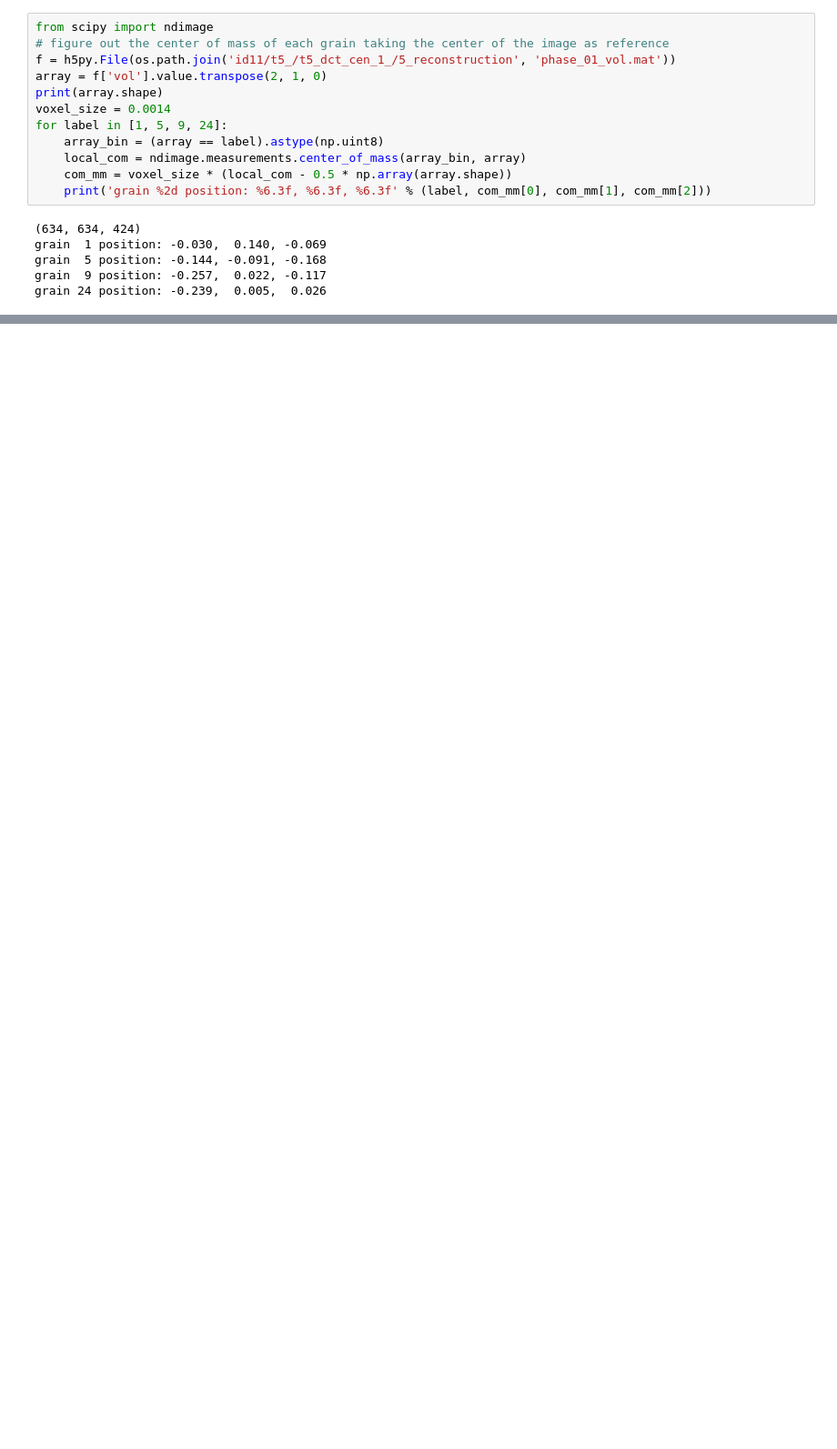
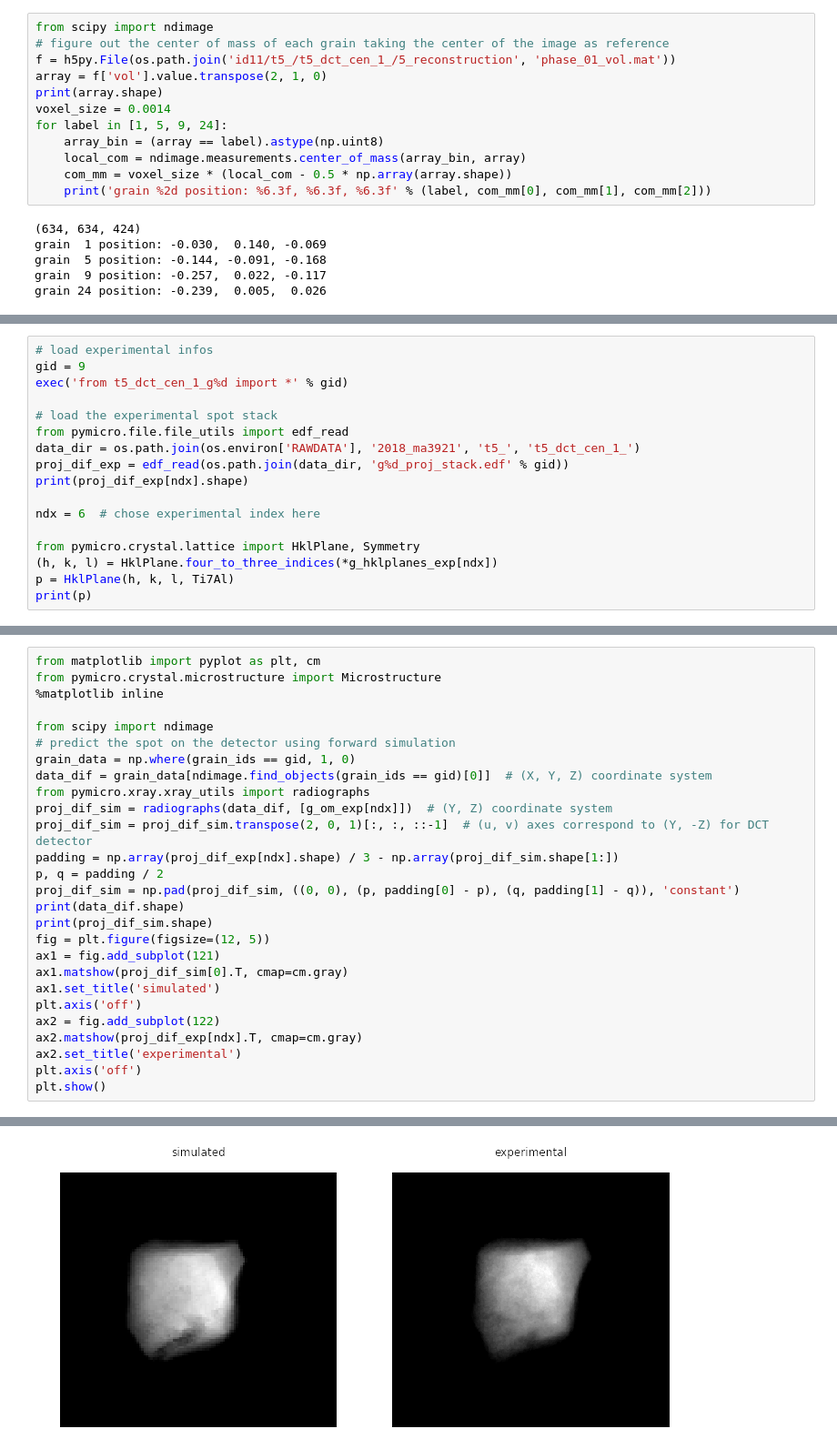
Before and after one commit to heprom/Ti7_ESRF, a Jupyter notebook: T5/T5_grains_1_5_9_24.ipynb, the cells around one changed output, grey strips where cells are left out. Shown at 91% size. Saved outputs shown, nothing was run; the diff lists cells and outputs as text; blank space fills up the shorter version.

```diff
--- a/T5/T5_grains_1_5_9_24.ipynb
+++ b/T5/T5_grains_1_5_9_24.ipynb
@@ -302,0 +218,17 @@ bragg angle for (00-2) reflection is 5.95 deg
+# %%
+# load experimental infos
+gid = 9
+exec('from t5_dct_cen_1_g%d import *' % gid)
+
+# load the experimental spot stack
+from pymicro.file.file_utils import edf_read
+data_dir = os.path.join(os.environ['RAWDATA'], '2018_ma3921', 't5_', 't5_dct_cen_1_')
+proj_dif_exp = edf_read(os.path.join(data_dir, 'g%d_proj_stack.edf' % gid))
+print(proj_dif_exp[ndx].shape)
+
+ndx = 6  # chose experimental index here
+
+from pymicro.crystal.lattice import HklPlane, Symmetry
+(h, k, l) = HklPlane.four_to_three_indices(*g_hklplanes_exp[ndx])
+p = HklPlane(h, k, l, Ti7Al)
+print(p)
@@ -302,0 +278,28 @@ bragg angle for (00-2) reflection is 5.95 deg
+# %%
+from matplotlib import pyplot as plt, cm
+from pymicro.crystal.microstructure import Microstructure
+%matplotlib inline
+
+from scipy import ndimage
+# predict the spot on the detector using forward simulation
+grain_data = np.where(grain_ids == gid, 1, 0)
+data_dif = grain_data[ndimage.find_objects(grain_ids == gid)[0]]  # (X, Y, Z) coordinate system
+from pymicro.xray.xray_utils import radiographs
+proj_dif_sim = radiographs(data_dif, [g_om_exp[ndx]])  # (Y, Z) coordinate system
+proj_dif_sim = proj_dif_sim.transpose(2, 0, 1)[:, :, ::-1]  # (u, v) axes correspond to (Y, -Z) for DCT detector
+padding = np.array(proj_dif_exp[ndx].shape) / 3 - np.array(proj_dif_sim.shape[1:])
+p, q = padding / 2
+proj_dif_sim = np.pad(proj_dif_sim, ((0, 0), (p, padding[0] - p), (q, padding[1] - q)), 'constant')
+print(data_dif.shape)
+print(proj_dif_sim.shape)
+fig = plt.figure(figsize=(12, 5))
+ax1 = fig.add_subplot(121)
+ax1.matshow(proj_dif_sim[0].T, cmap=cm.gray)
+ax1.set_title('simulated')
+plt.axis('off')
+ax2 = fig.add_subplot(122)
+ax2.matshow(proj_dif_exp[ndx].T, cmap=cm.gray)
+ax2.set_title('experimental')
+plt.axis('off')
+plt.show()
+# %% [output]
@@ -302,0 +308 @@ bragg angle for (00-2) reflection is 5.95 deg
+[figure, added]
```
Also changed, not shown: parts of 50 cells of this notebook, 9 other files.
